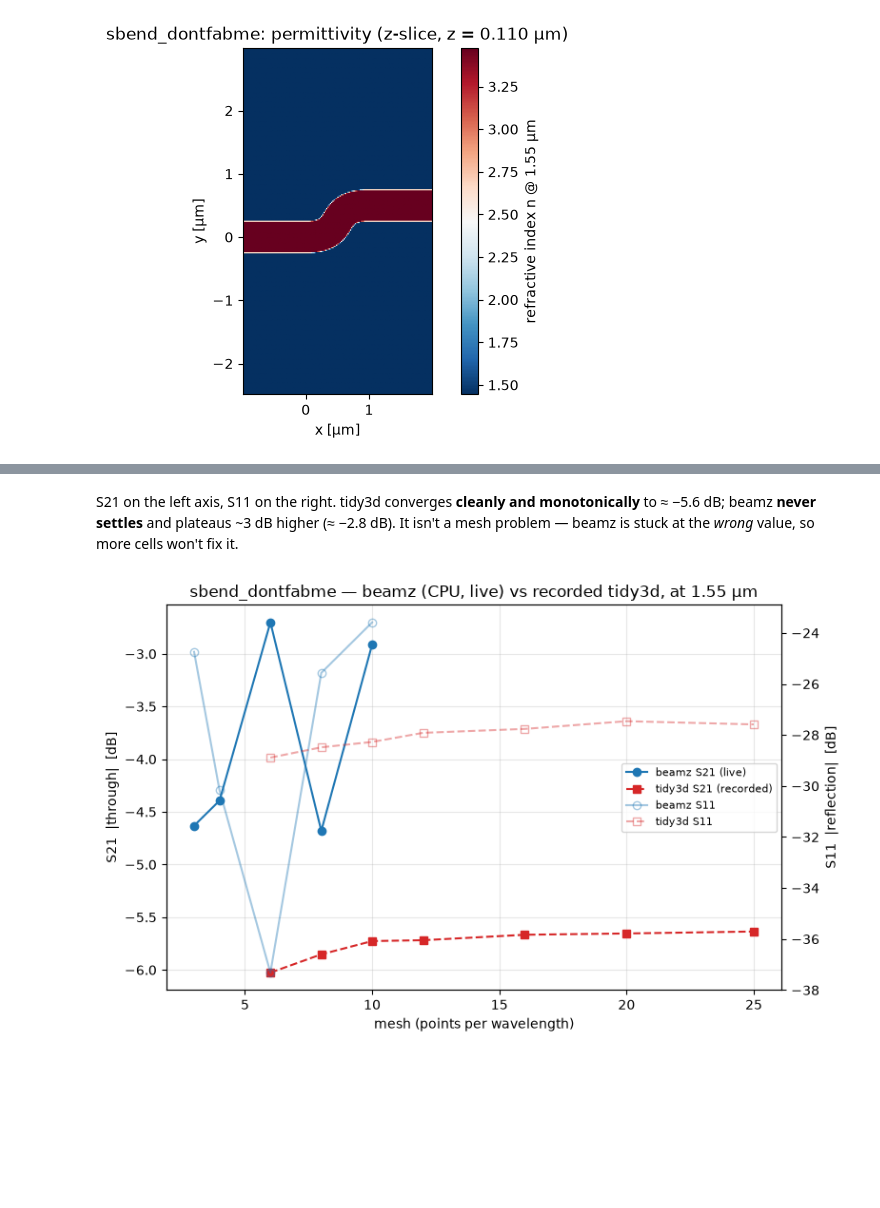
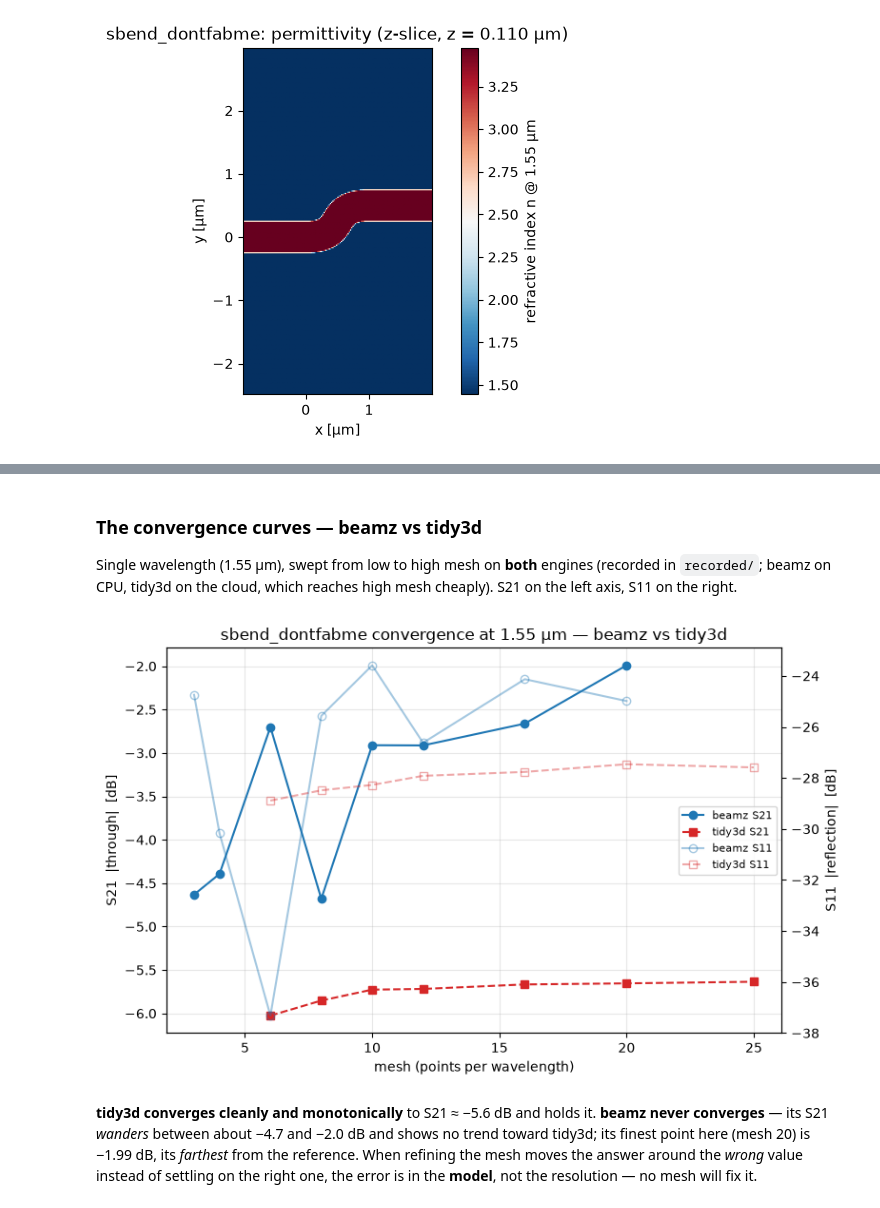
Before and after one commit to SiEPIC/gds_fdtd, a Jupyter notebook: examples/06_convergence_and_caching/06_convergence_and_caching.ipynb, the cells around one changed output, grey strips where cells are left out. Cells and saved outputs as stored; diff of their text form; code cells hidden in the pictures; blank space fills up the shorter version.

```diff
--- a/examples/06_convergence_and_caching/06_convergence_and_caching.ipynb
+++ b/examples/06_convergence_and_caching/06_convergence_and_caching.ipynb
@@ -155,21 +132,0 @@ cloud reaches cheaply.
-# %%
-def _s_at_1550(sm, out, in_):
-    i = int(np.argmin(np.abs(sm.wavelength_um - 1.55)))
-    return float(sm.magnitude_db(out=out, in_=in_)[i])
-
-
-beamz_sb = {}
-field_solver = None
-for m in [3, 4, 6, 8, 10]:
-    spec_m = SimulationSpec(wavelength_start=1.5, wavelength_end=1.6, wavelength_points=3,
-                            mesh=m, z_min=-1.0, z_max=1.11)
-    solver = get_solver("beamz")(sbend, technology=tech, spec=spec_m)
-    sm = solver.run()
-    beamz_sb[m] = (_s_at_1550(sm, "opt2", "opt1"), _s_at_1550(sm, "opt1", "opt1"))
-    if m == 10:
-        field_solver = solver  # keep this one for its field profile below
-    print(f"beamz mesh {m:>2}: S21={beamz_sb[m][0]:+.2f} dB  S11={beamz_sb[m][1]:+.2f} dB")
-
-t3d_sb = json.loads(
-    (_find("examples/06_convergence_and_caching/recorded/sbend_tidy3d_convergence.json")).read_text()
-)["mesh"]
@@ -187,28 +133,39 @@ beamz mesh 10: S21=-2.91 dB  S11=-23.58 dB
-# %% [markdown]
-S21 on the left axis, S11 on the right. tidy3d converges **cleanly and
-monotonically** to ≈ −5.6 dB; beamz **never settles** and plateaus ~3 dB
-higher (≈ −2.8 dB). It isn't a mesh problem — beamz is stuck at the *wrong*
-value, so more cells won't fix it.
+# %% [markdown]
+### The convergence curves — beamz vs tidy3d
+
+Single wavelength (1.55 µm), swept from low to high mesh on **both** engines
+(recorded in `recorded/`; beamz on CPU, tidy3d on the cloud, which reaches high
+mesh cheaply). S21 on the left axis, S11 on the right.
 # %%
+beamz_c = json.loads((REC / "sbend_beamz_convergence.json").read_text())["mesh"]
+tidy3d_c = json.loads((REC / "sbend_tidy3d_convergence.json").read_text())["mesh"]
+
 fig, axL = plt.subplots(figsize=(8, 5))
 axR = axL.twinx()
-bm = sorted(beamz_sb)
-tm = sorted(int(m) for m in t3d_sb)
-axL.plot(bm, [beamz_sb[m][0] for m in bm], "o-", color="tab:blue", label="beamz S21 (live)")
-axL.plot(tm, [t3d_sb[str(m)]["s21_db"] for m in tm], "s--", color="tab:red", label="tidy3d S21 (recorded)")
-axR.plot(bm, [beamz_sb[m][1] for m in bm], "o-", color="tab:blue", alpha=0.4,
+bm = sorted(int(m) for m in beamz_c)
+tm = sorted(int(m) for m in tidy3d_c)
+axL.plot(bm, [beamz_c[str(m)]["s21_db"] for m in bm], "o-", color="tab:blue", label="beamz S21")
+axL.plot(tm, [tidy3d_c[str(m)]["s21_db"] for m in tm], "s--", color="tab:red", label="tidy3d S21")
+axR.plot(bm, [beamz_c[str(m)]["s11_db"] for m in bm], "o-", color="tab:blue", alpha=0.4,
          markerfacecolor="none", label="beamz S11")
-axR.plot(tm, [t3d_sb[str(m)]["s11_db"] for m in tm], "s--", color="tab:red", alpha=0.4,
+axR.plot(tm, [tidy3d_c[str(m)]["s11_db"] for m in tm], "s--", color="tab:red", alpha=0.4,
          markerfacecolor="none", label="tidy3d S11")
 axL.set_xlabel("mesh (points per wavelength)")
 axL.set_ylabel("S21  |through|  [dB]")
 axR.set_ylabel("S11  |reflection|  [dB]")
-axL.set_title("sbend_dontfabme — beamz (CPU, live) vs recorded tidy3d, at 1.55 µm")
+axL.set_title("sbend_dontfabme convergence at 1.55 µm — beamz vs tidy3d")
 axL.grid(True, alpha=0.3)
-_lines = axL.get_lines() + axR.get_lines()
-axL.legend(_lines, [ln.get_label() for ln in _lines], loc="center right", fontsize=8)
+_ln = axL.get_lines() + axR.get_lines()
+axL.legend(_ln, [ln.get_label() for ln in _ln], loc="center right", fontsize=8)
 fig.tight_layout()
 plt.show()
 # %% [output]
-[figure, old version]
+[figure, new version]
+# %% [markdown]
+**tidy3d converges cleanly and monotonically** to S21 ≈ −5.6 dB and holds it.
+**beamz never converges** — its S21 *wanders* between about −4.7 and −2.0 dB
+and shows no trend toward tidy3d; its finest point here (mesh 20) is −1.99 dB,
+its *farthest* from the reference. When refining the mesh moves the answer
+around the *wrong* value instead of settling on the right one, the error is in
+the **model**, not the resolution — no mesh will fix it.
 # %% [markdown]
```
Also changed, not shown: parts of 17 cells of this notebook, 6 other files.
